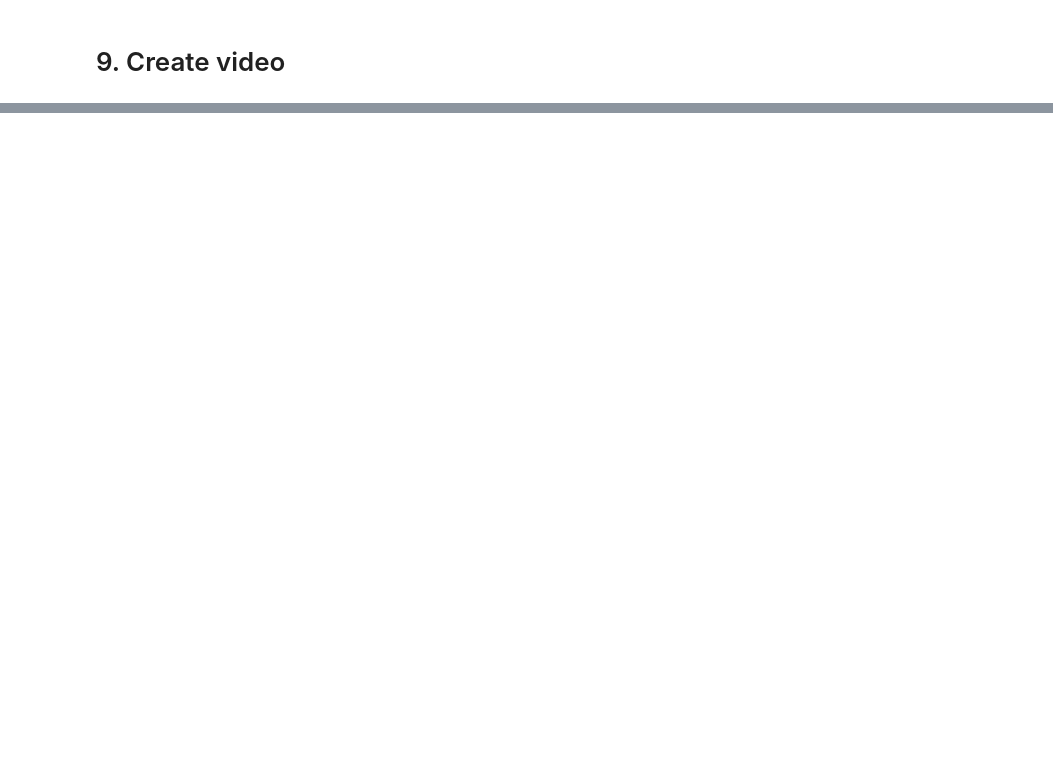
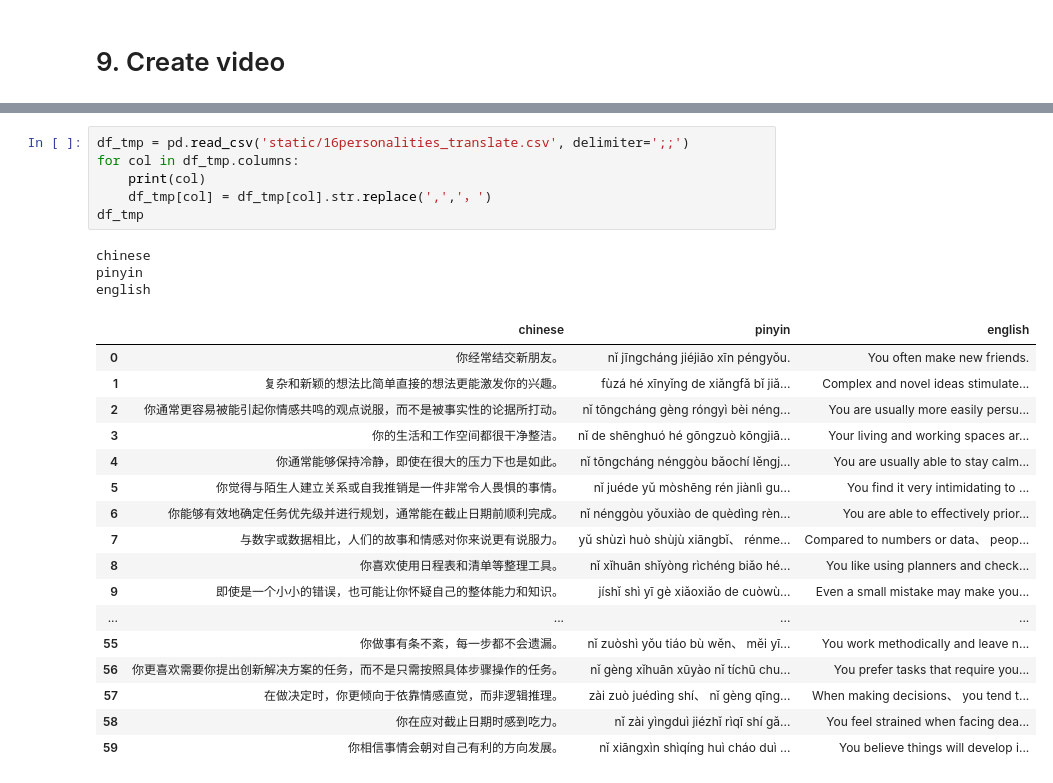
Before and after one commit to srcole/my_mandarin_database, a Jupyter notebook: generate_video.ipynb, the cells around one changed output, grey strips where cells are left out. Saved outputs shown, nothing was run; the diff lists cells and outputs as text; blank space fills up the shorter version.

```diff
--- a/generate_video.ipynb
+++ b/generate_video.ipynb
@@ -369,0 +412,27 @@ MoviePy - video ready output/videos/1017_ec_csent_scombo_p12_k345_combos/video.m
+# %%
+df_tmp = pd.read_csv('static/16personalities_translate.csv', delimiter=';;')
+for col in df_tmp.columns:
+    print(col)
+    df_tmp[col] = df_tmp[col].str.replace(',','，')
+df_tmp
+# %% [output]
+chinese
+pinyin
+english
+|  | chinese | pinyin | english |
+| 0 | 你经常结交新朋友。 | nǐ jīngcháng jiéjiāo xīn péngyǒu. | You often make new friends. |
+| 1 | 复杂和新颖的想法比简单直接的想法更能激发你的兴趣。 | fùzá hé xīnyǐng de xiǎngfǎ bǐ jiǎ... | Complex and novel ideas stimulate... |
+| 2 | 你通常更容易被能引起你情感共鸣的观点说服，而不是被事实性的论据所打动。 | nǐ tōngcháng gèng róngyì bèi néng... | You are usually more easily persu... |
+| 3 | 你的生活和工作空间都很干净整洁。 | nǐ de shēnghuó hé gōngzuò kōngjiā... | Your living and working spaces ar... |
+| 4 | 你通常能够保持冷静，即使在很大的压力下也是如此。 | nǐ tōngcháng nénggòu bǎochí lěngj... | You are usually able to stay calm... |
+| 5 | 你觉得与陌生人建立关系或自我推销是一件非常令人畏惧的事情。 | nǐ juéde yǔ mòshēng rén jiànlì gu... | You find it very intimidating to ... |
+| 6 | 你能够有效地确定任务优先级并进行规划，通常能在截止日期前顺利完成。 | nǐ nénggòu yǒuxiào de quèdìng rèn... | You are able to effectively prior... |
+| 7 | 与数字或数据相比，人们的故事和情感对你来说更有说服力。 | yǔ shùzì huò shùjù xiāngbǐ、 rénme... | Compared to numbers or data、 peop... |
+| 8 | 你喜欢使用日程表和清单等整理工具。 | nǐ xǐhuān shǐyòng rìchéng biǎo hé... | You like using planners and check... |
+| 9 | 即使是一个小小的错误，也可能让你怀疑自己的整体能力和知识。 | jíshǐ shì yī gè xiǎoxiǎo de cuòwù... | Even a small mistake may make you... |
+| ... | ... | ... | ... |
+| 55 | 你做事有条不紊，每一步都不会遗漏。 | nǐ zuòshì yǒu tiáo bù wěn、 měi yī... | You work methodically and leave n... |
+| 56 | 你更喜欢需要你提出创新解决方案的任务，而不是只需按照具体步骤操作的任务。 | nǐ gèng xǐhuān xūyào nǐ tíchū chu... | You prefer tasks that require you... |
+| 57 | 在做决定时，你更倾向于依靠情感直觉，而非逻辑推理。 | zài zuò juédìng shí、 nǐ gèng qīng... | When making decisions、 you tend t... |
+| 58 | 你在应对截止日期时感到吃力。 | nǐ zài yìngduì jiézhǐ rìqī shí gǎ... | You feel strained when facing dea... |
+| 59 | 你相信事情会朝对自己有利的方向发展。 | nǐ xiāngxìn shìqíng huì cháo duì ... | You believe things will develop i... |
```
Also changed, not shown: parts of 19 cells of this notebook, 7 other files.
